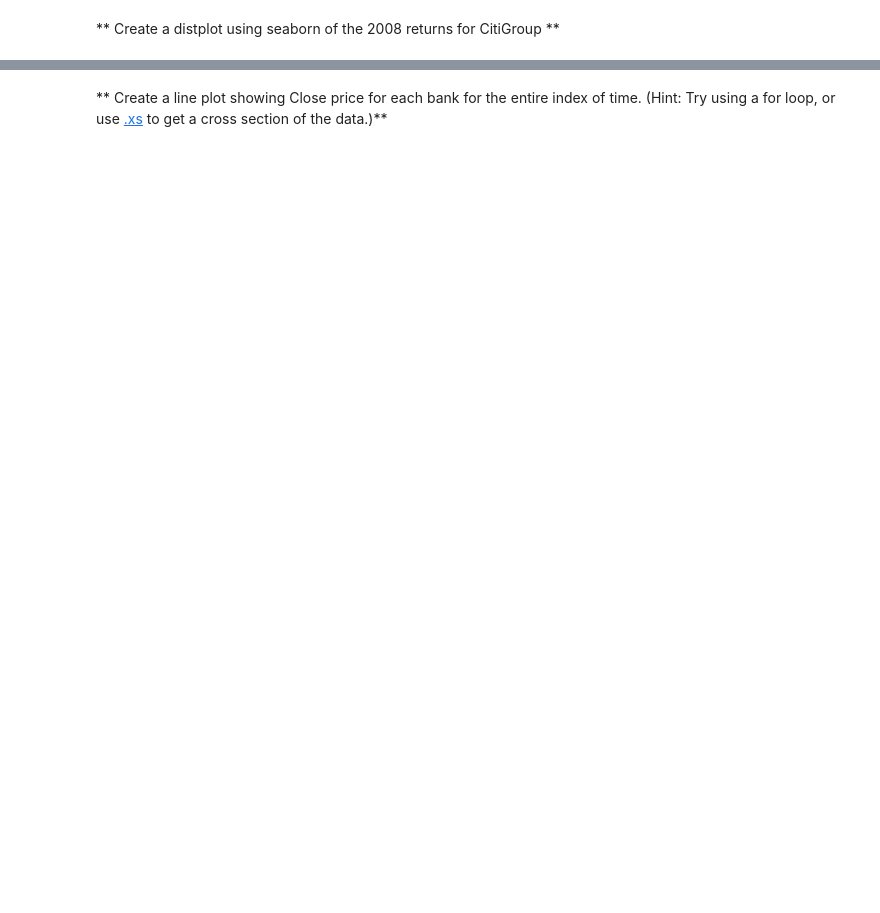
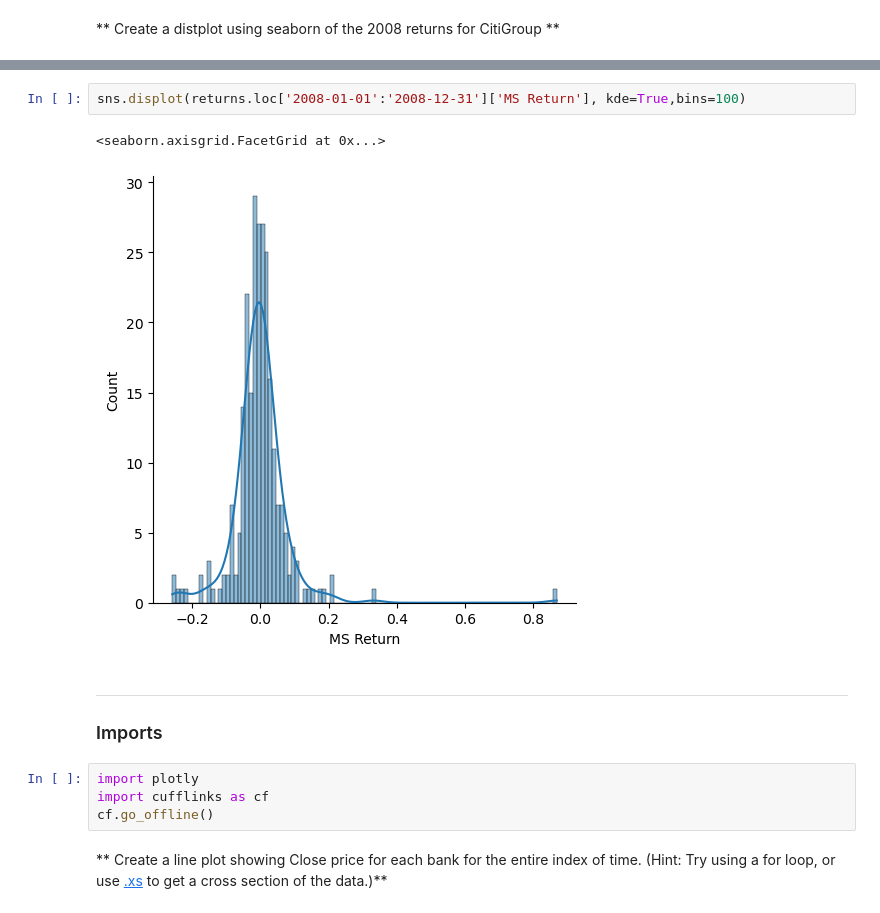
Before and after one commit to NahuelCl/Finanace_Project_Analisys, a Jupyter notebook: 3-Finance Project.ipynb, the cells around one changed output, grey strips where cells are left out. Drawn from its saved outputs; the diff is of its cells as text; blank space fills up the shorter version.

```diff
--- a/3-Finance Project.ipynb
+++ b/3-Finance Project.ipynb
@@ -218,2 +250,14 @@ A lot of this project will focus on visualizations. Feel free to use any of your
+# %%
+sns.displot(returns.loc['2008-01-01':'2008-12-31']['MS Return'], kde=True,bins=100)
+# %% [output]
+<seaborn.axisgrid.FacetGrid at 0x...>
+[figure, added]
+# %% [markdown]
+____
+### Imports
+# %%
+import plotly
+import cufflinks as cf
+cf.go_offline()
 # %% [markdown]
 ** Create a line plot showing Close price for each bank for the entire index of time. (Hint: Try using a for loop, or use [.xs](http://pandas.pydata.org/pandas-docs/stable/generated/pandas.DataFrame.xs.html) to get a cross section of the data.)**
```
Also changed, not shown: parts of 18 cells of this notebook.
